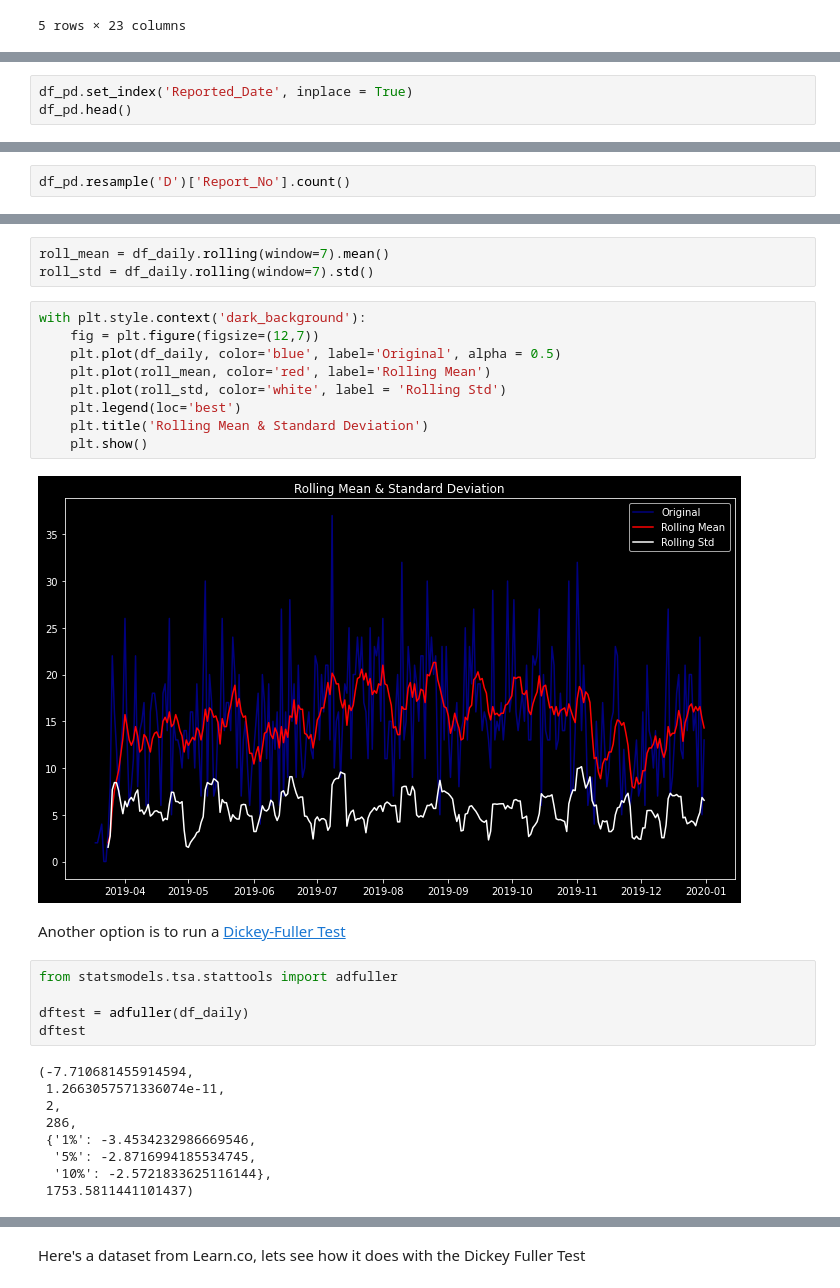
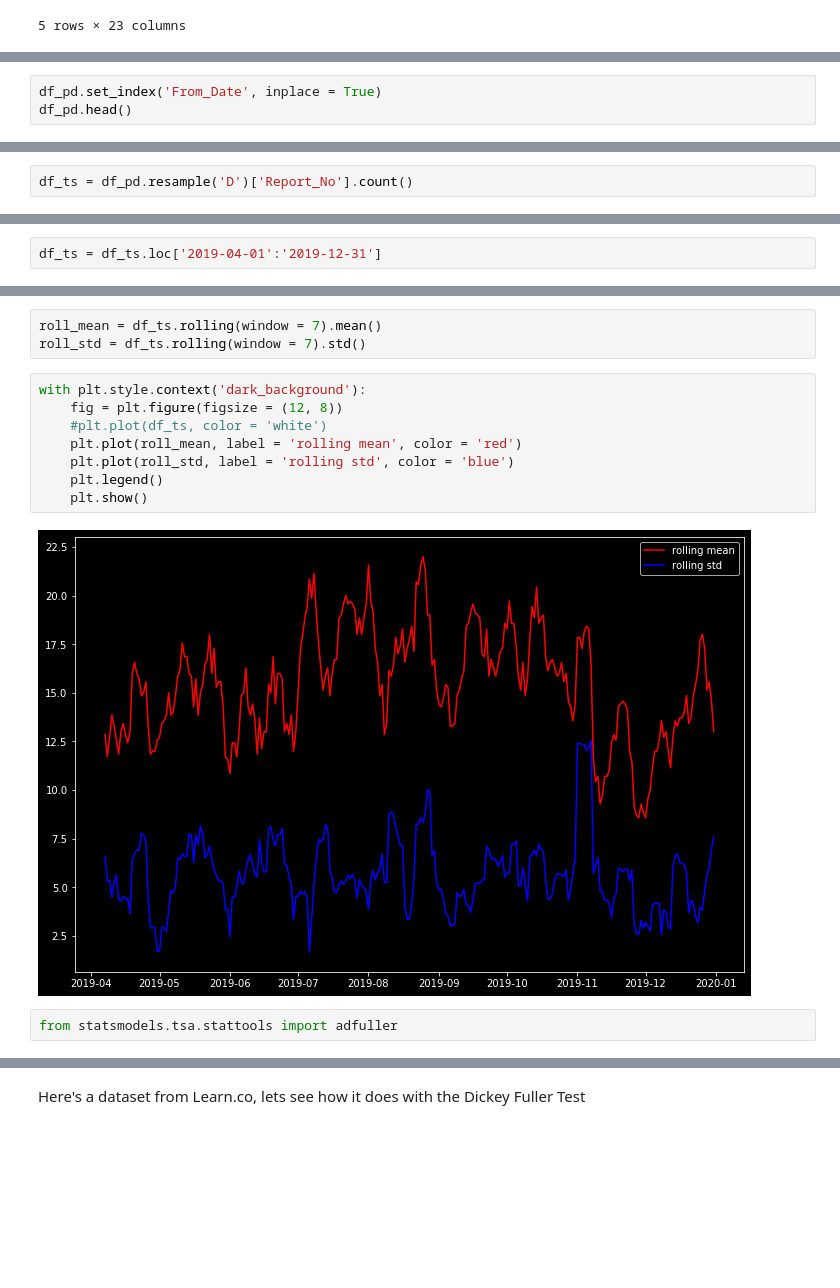
Before and after one commit to sik-flow/lesson_plans, a Jupyter notebook: Time_Series/Time_Series_Exploration/Time_Series_Exploration.ipynb, the cells around one changed output, grey strips where cells are left out. Saved outputs shown, nothing was run; the diff lists cells and outputs as text; blank space fills up the shorter version.

```diff
--- a/Time_Series/Time_Series_Exploration/Time_Series_Exploration.ipynb
+++ b/Time_Series/Time_Series_Exploration/Time_Series_Exploration.ipynb
@@ -81,4 +73,4 @@ I'm going to use `Reported_Date` Because there is not any missing values
 # %%
-df_pd.set_index('Reported_Date', inplace = True)
+df_pd.set_index('From_Date', inplace = True)
 df_pd.head()
 # %% [output]
@@ -121,2 +111,2 @@ DatetimeIndex(['2019-03-26', '2019-04-04', '2019-04-10', '2019-04-17',
 # %%
-df_pd.resample('D')['Report_No'].count()
+df_ts = df_pd.resample('D')['Report_No'].count()
@@ -136,0 +119,2 @@ Freq: D, Name: Report_No, Length: 289, dtype: int64
+# %%
+df_ts = df_ts.loc['2019-04-01':'2019-12-31']
@@ -167,30 +164,15 @@ Why is it important? Because most time series models work on the assumption that
 # %%
-roll_mean = df_daily.rolling(window=7).mean()
-roll_std = df_daily.rolling(window=7).std()
+roll_mean = df_ts.rolling(window = 7).mean()
+roll_std = df_ts.rolling(window = 7).std()
 # %%
 with plt.style.context('dark_background'):
-    fig = plt.figure(figsize=(12,7))
-    plt.plot(df_daily, color='blue', label='Original', alpha = 0.5)
-    plt.plot(roll_mean, color='red', label='Rolling Mean')
-    plt.plot(roll_std, color='white', label = 'Rolling Std')
-    plt.legend(loc='best')
-    plt.title('Rolling Mean & Standard Deviation')
+    fig = plt.figure(figsize = (12, 8))
+    #plt.plot(df_ts, color = 'white')
+    plt.plot(roll_mean, label = 'rolling mean', color = 'red')
+    plt.plot(roll_std, label = 'rolling std', color = 'blue')
+    plt.legend()
     plt.show()
 # %% [output]
-[figure, old version]
+[figure, new version]
-# %% [markdown]
-Another option is to run a [Dickey-Fuller Test](https://www.statsmodels.org/dev/generated/statsmodels.tsa.stattools.adfuller.html)
 # %%
 from statsmodels.tsa.stattools import adfuller
-
-dftest = adfuller(df_daily)
-dftest
-# %% [output]
-(-7.710681455914594,
- 1.2663057571336074e-11,
- 2,
- 286,
- {'1%': -3.4534232986669546,
-  '5%': -2.8716994185534745,
-  '10%': -2.5721833625116144},
- 1753.5811441101437)
```
Also changed, not shown: parts of 73 cells of this notebook, 28 other files.
